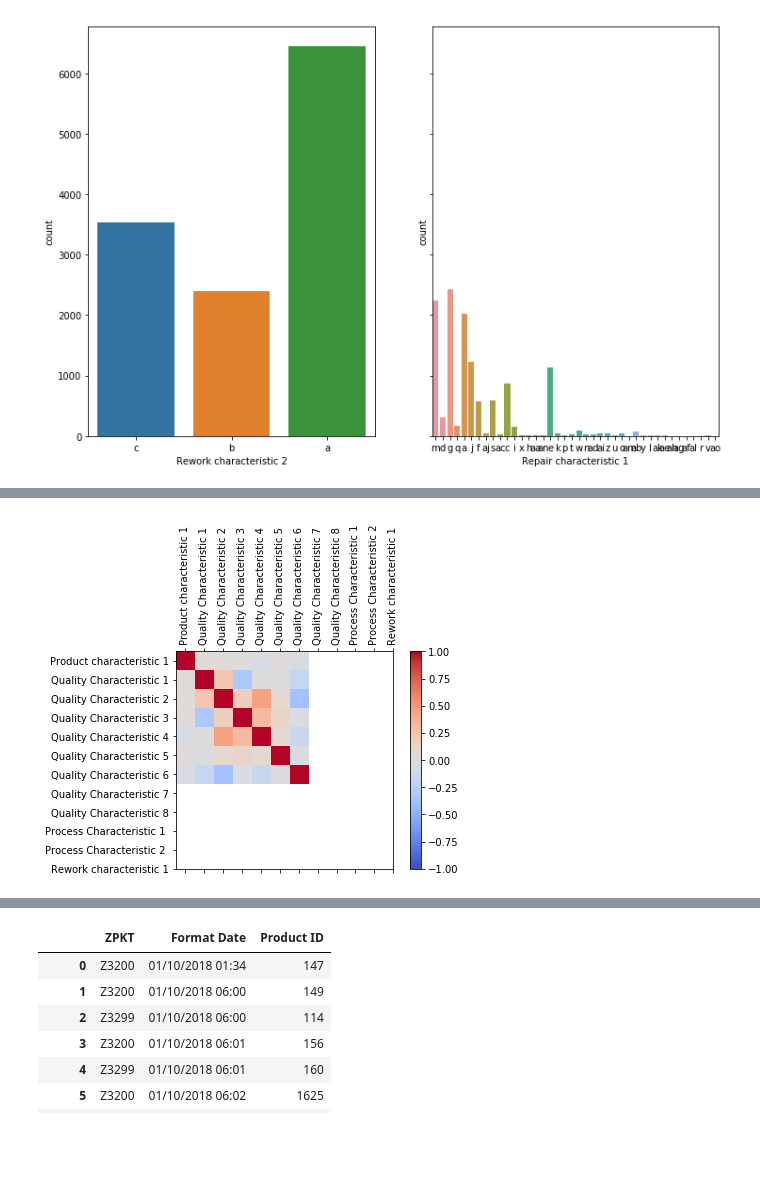
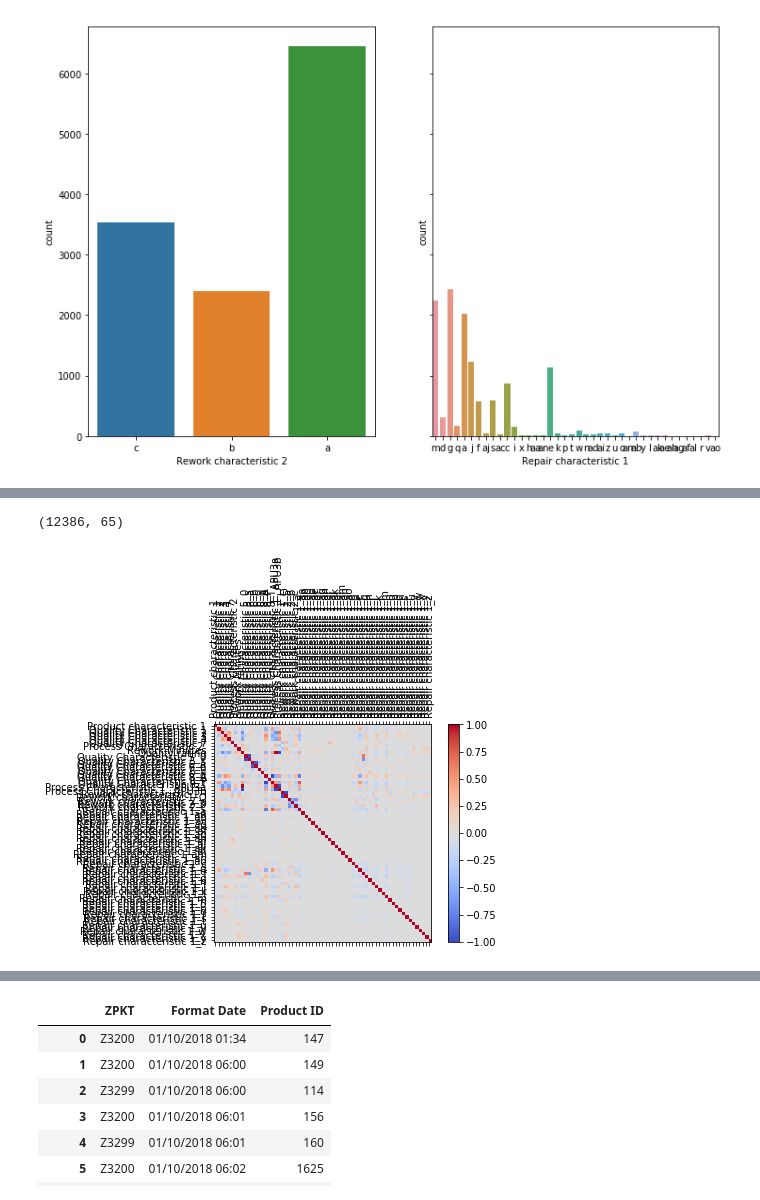
Before and after one commit to jetsaltydog/GBM_Project, a Jupyter notebook: mini_data.ipynb, the cells around one changed output, grey strips where cells are left out. Saved outputs shown, nothing was run; the diff lists cells and outputs as text; code cells hidden in the pictures; blank space fills up the shorter version.

```diff
--- a/mini_data.ipynb
+++ b/mini_data.ipynb
@@ -31,7 +31,7 @@ quality_data
 # %%
 new_quality = quality_data
 
-for i in xrange(len(quality_data)-1, -1 , -1):
+for i in range(len(quality_data)-1, -1 , -1):
     if np.array(quality_data.iloc[i, 14:15]) == 'b' or (np.array(quality_data.iloc[i, 0:1])[0] > 0) == False:
         new_quality = new_quality.drop(new_quality.index[i])
 # %%
@@ -292,0 +360,4 @@ ValueError: y contains previously unseen labels: 'b'
+# %%
+onehot_quality = pd.get_dummies(new_quality.iloc[:, 1:17])
+
+onehot_quality
@@ -293,15 +383,19 @@ ValueError: y contains previously unseen labels: 'b'
+# %%
+np.shape(onehot_quality)
+# %% [output]
+(12386, 65)
 # %%
-corr = data.corr()
+corr = onehot_quality.corr()
 fig = plt.figure()
 ax = fig.add_subplot(111)
 cax = ax.matshow(corr,cmap='coolwarm', vmin=-1, vmax=1)
 fig.colorbar(cax)
-ticks = np.arange(0,len(quality_1.columns),1)
+ticks = np.arange(0,len(onehot_quality.columns),1)
 ax.set_xticks(ticks)
 plt.xticks(rotation=90)
 ax.set_yticks(ticks)
-ax.set_xticklabels(quality_1.columns)
-ax.set_yticklabels(quality_1.columns)
+ax.set_xticklabels(onehot_quality.columns)
+ax.set_yticklabels(onehot_quality.columns)
 plt.show()
 # %% [output]
-[figure, old version]
+[figure, new version]
```
Also changed, not shown: parts of 16 cells of this notebook.
